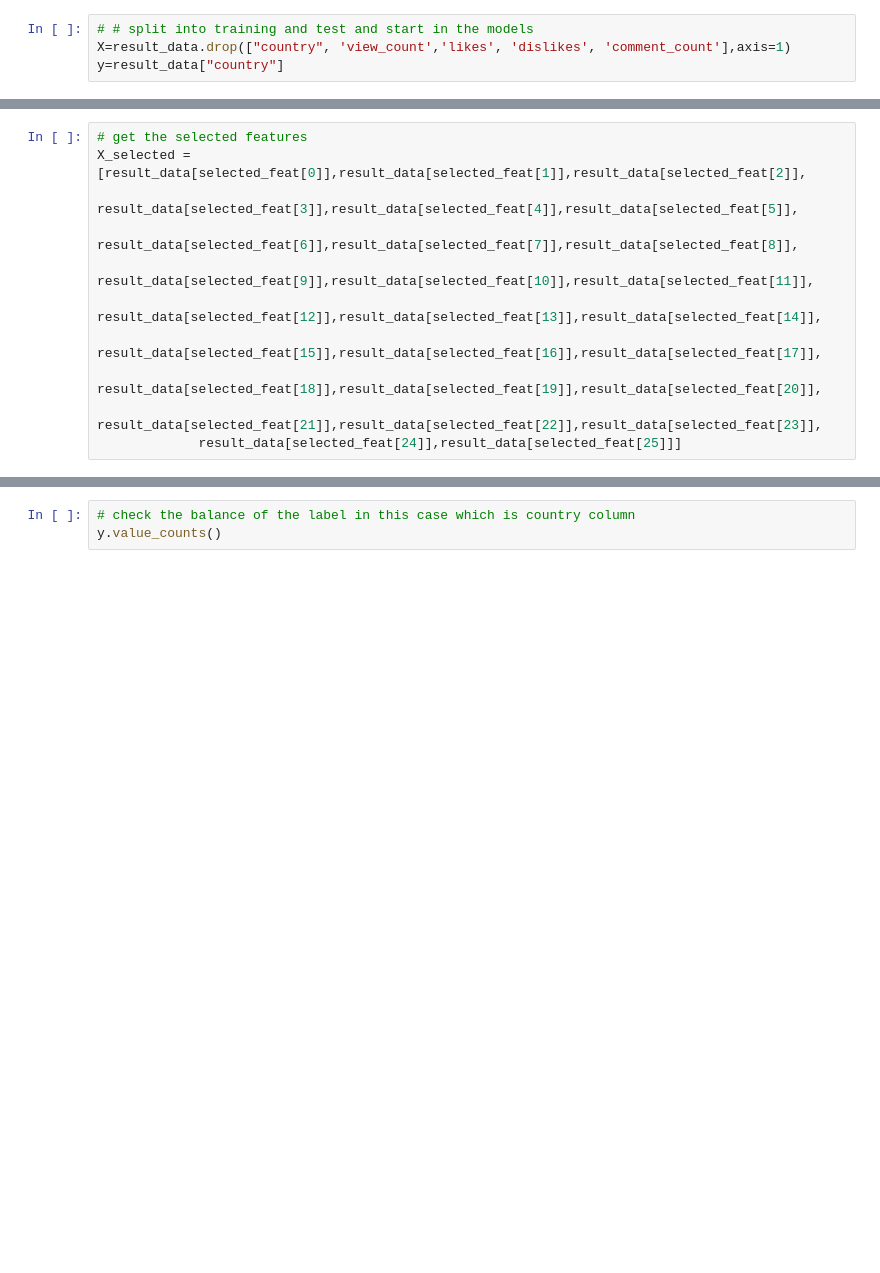
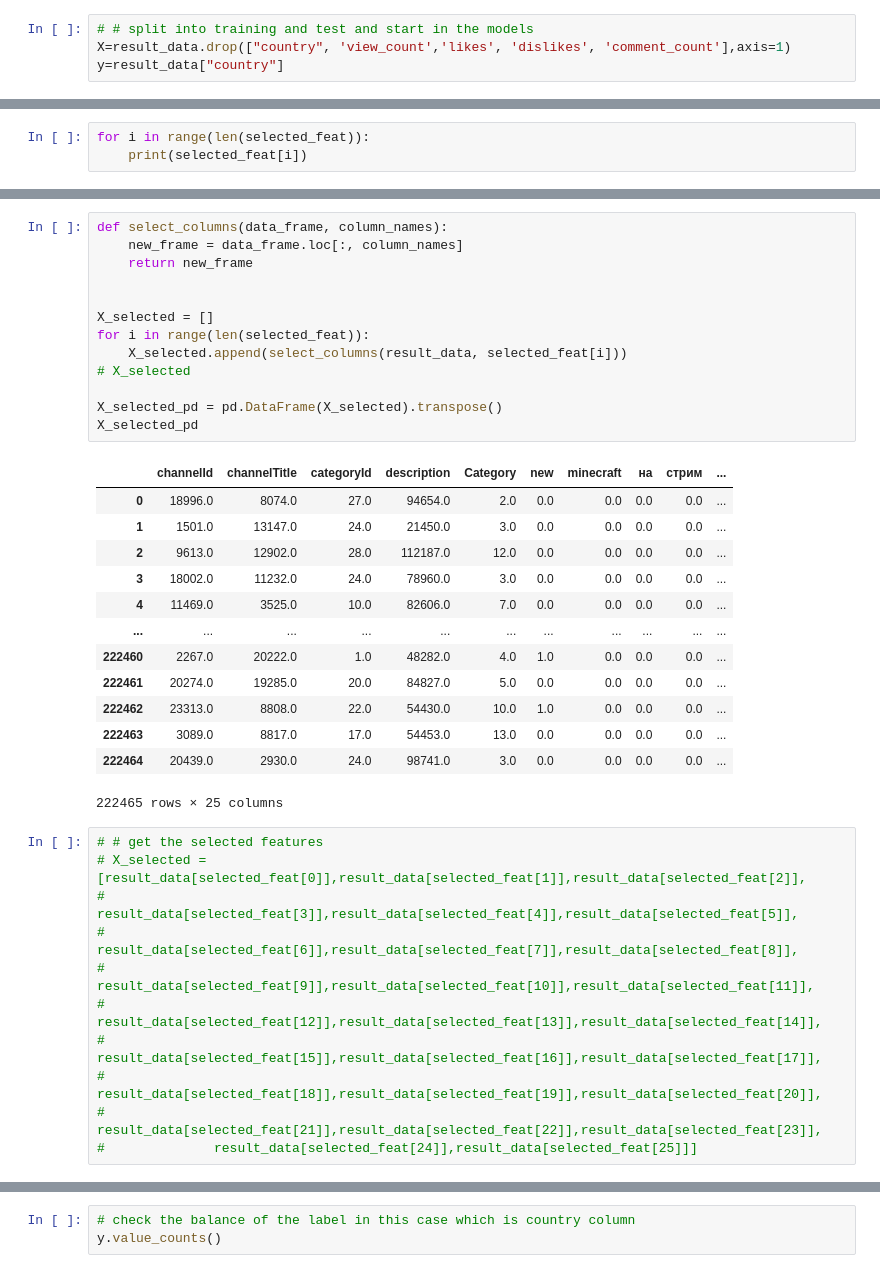
Before and after one commit to Fatmakaram97/Masters-Data-Analysis-projects, a Jupyter notebook: DA final code.ipynb, the cells around one changed output, grey strips where cells are left out. Cells and saved outputs as stored; diff of their text form; blank space fills up the shorter version.

```diff
--- a/DA final code.ipynb
+++ b/DA final code.ipynb
@@ -754,3 +765,6 @@ Index(['title', 'channelId', 'channelTitle', 'categoryId', 'description',
        'day_trending', 'Log_dislikes', 'Log_likes', 'Log_view_count',
        'Log_comment_count'],
       dtype='object')
+# %%
+for i in range(len(selected_feat)):
+    print(selected_feat[i])
@@ -757,12 +789,39 @@ Index(['title', 'channelId', 'channelTitle', 'categoryId', 'description',
+# %%
+def select_columns(data_frame, column_names):
+    new_frame = data_frame.loc[:, column_names]
+    return new_frame
+
+
+X_selected = []
+for i in range(len(selected_feat)):
+    X_selected.append(select_columns(result_data, selected_feat[i]))
+# X_selected
+
+X_selected_pd = pd.DataFrame(X_selected).transpose()
+X_selected_pd
+# %% [output]
+|  | channelId | channelTitle | categoryId | description | Category | new | minecraft | на | стрим | ... |
+| 0 | 18996.0 | 8074.0 | 27.0 | 94654.0 | 2.0 | 0.0 | 0.0 | 0.0 | 0.0 | ... |
+| 1 | 1501.0 | 13147.0 | 24.0 | 21450.0 | 3.0 | 0.0 | 0.0 | 0.0 | 0.0 | ... |
+| 2 | 9613.0 | 12902.0 | 28.0 | 112187.0 | 12.0 | 0.0 | 0.0 | 0.0 | 0.0 | ... |
+| 3 | 18002.0 | 11232.0 | 24.0 | 78960.0 | 3.0 | 0.0 | 0.0 | 0.0 | 0.0 | ... |
+| 4 | 11469.0 | 3525.0 | 10.0 | 82606.0 | 7.0 | 0.0 | 0.0 | 0.0 | 0.0 | ... |
+| ... | ... | ... | ... | ... | ... | ... | ... | ... | ... | ... |
+| 222460 | 2267.0 | 20222.0 | 1.0 | 48282.0 | 4.0 | 1.0 | 0.0 | 0.0 | 0.0 | ... |
+| 222461 | 20274.0 | 19285.0 | 20.0 | 84827.0 | 5.0 | 0.0 | 0.0 | 0.0 | 0.0 | ... |
+| 222462 | 23313.0 | 8808.0 | 22.0 | 54430.0 | 10.0 | 1.0 | 0.0 | 0.0 | 0.0 | ... |
+| 222463 | 3089.0 | 8817.0 | 17.0 | 54453.0 | 13.0 | 0.0 | 0.0 | 0.0 | 0.0 | ... |
+| 222464 | 20439.0 | 2930.0 | 24.0 | 98741.0 | 3.0 | 0.0 | 0.0 | 0.0 | 0.0 | ... |
+222465 rows × 25 columns
 # %%
-# get the selected features
-X_selected = [result_data[selected_feat[0]],result_data[selected_feat[1]],result_data[selected_feat[2]],
-             result_data[selected_feat[3]],result_data[selected_feat[4]],result_data[selected_feat[5]],
-             result_data[selected_feat[6]],result_data[selected_feat[7]],result_data[selected_feat[8]],
-             result_data[selected_feat[9]],result_data[selected_feat[10]],result_data[selected_feat[11]],
-             result_data[selected_feat[12]],result_data[selected_feat[13]],result_data[selected_feat[14]],
-             result_data[selected_feat[15]],result_data[selected_feat[16]],result_data[selected_feat[17]],
-             result_data[selected_feat[18]],result_data[selected_feat[19]],result_data[selected_feat[20]],
-             result_data[selected_feat[21]],result_data[selected_feat[22]],result_data[selected_feat[23]],
-             result_data[selected_feat[24]],result_data[selected_feat[25]]]
+# # get the selected features
+# X_selected = [result_data[selected_feat[0]],result_data[selected_feat[1]],result_data[selected_feat[2]],
+#              result_data[selected_feat[3]],result_data[selected_feat[4]],result_data[selected_feat[5]],
+#              result_data[selected_feat[6]],result_data[selected_feat[7]],result_data[selected_feat[8]],
+#              result_data[selected_feat[9]],result_data[selected_feat[10]],result_data[selected_feat[11]],
+#              result_data[selected_feat[12]],result_data[selected_feat[13]],result_data[selected_feat[14]],
+#              result_data[selected_feat[15]],result_data[selected_feat[16]],result_data[selected_feat[17]],
+#              result_data[selected_feat[18]],result_data[selected_feat[19]],result_data[selected_feat[20]],
+#              result_data[selected_feat[21]],result_data[selected_feat[22]],result_data[selected_feat[23]],
+#              result_data[selected_feat[24]],result_data[selected_feat[25]]]
 # %%
```
Also changed, not shown: parts of 18 cells of this notebook.
